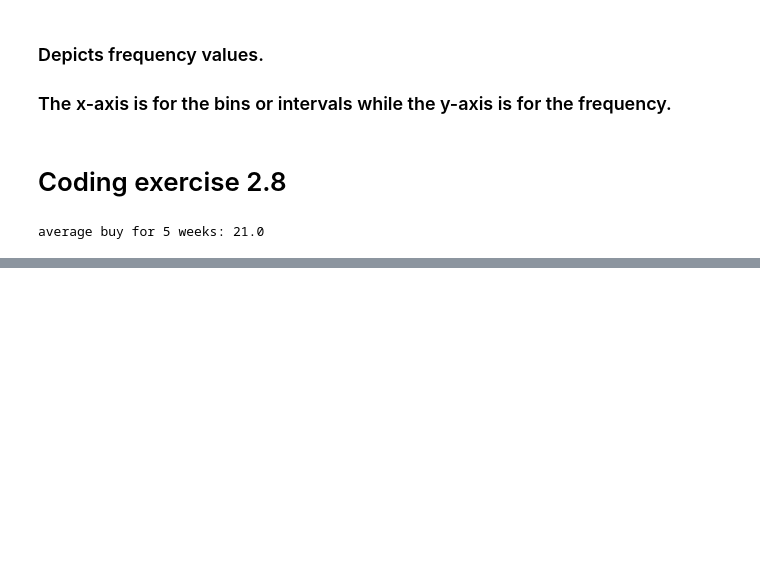
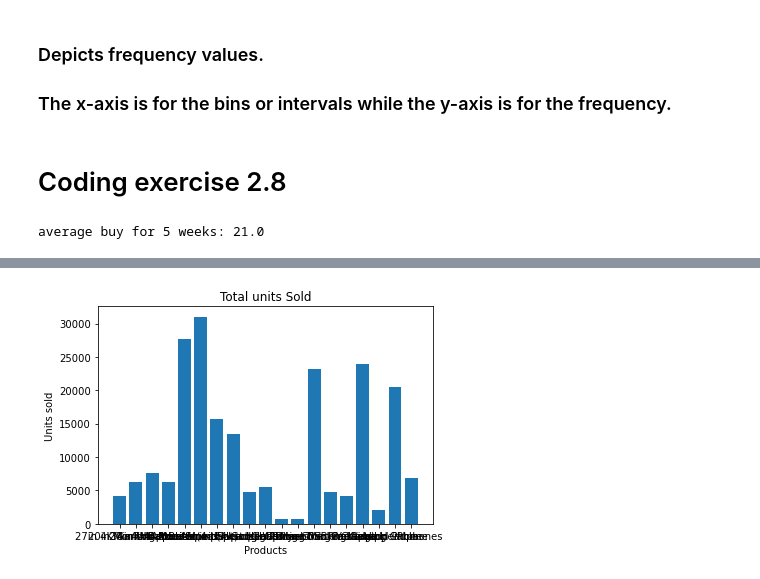
Before and after one commit to romwil22/python-course-dict, a Jupyter notebook: visualize data with python/python_data_visualization.ipynb, the cells around one changed output, grey strips where cells are left out. Saved outputs shown, nothing was run; the diff lists cells and outputs as text; code cells hidden in the pictures; blank space fills up the shorter version.

```diff
--- a/visualize data with python/python_data_visualization.ipynb
+++ b/visualize data with python/python_data_visualization.ipynb
@@ -64,0 +407,4 @@ average buy for 5 weeks: 21.0
+# %%
+# answer Q2
+productGroup = sales.groupby("Product")
+productGroup.sum()
@@ -64,0 +430,13 @@ average buy for 5 weeks: 21.0
+# %%
+quantityOrdered = productGroup.sum()["Quantity Ordered"]
+products = [product for product, df in productGroup]
+
+plt.bar(products, quantityOrdered)
+plt.title("Total units Sold", fontsize=12)
+plt.xlabel("Products")
+plt.ylabel("Units sold")
+plt.xticks(products)
+
+plt.show()
+# %% [output]
+[figure, added]
```
Also changed, not shown: parts of 38 cells of this notebook, 2 other files.
